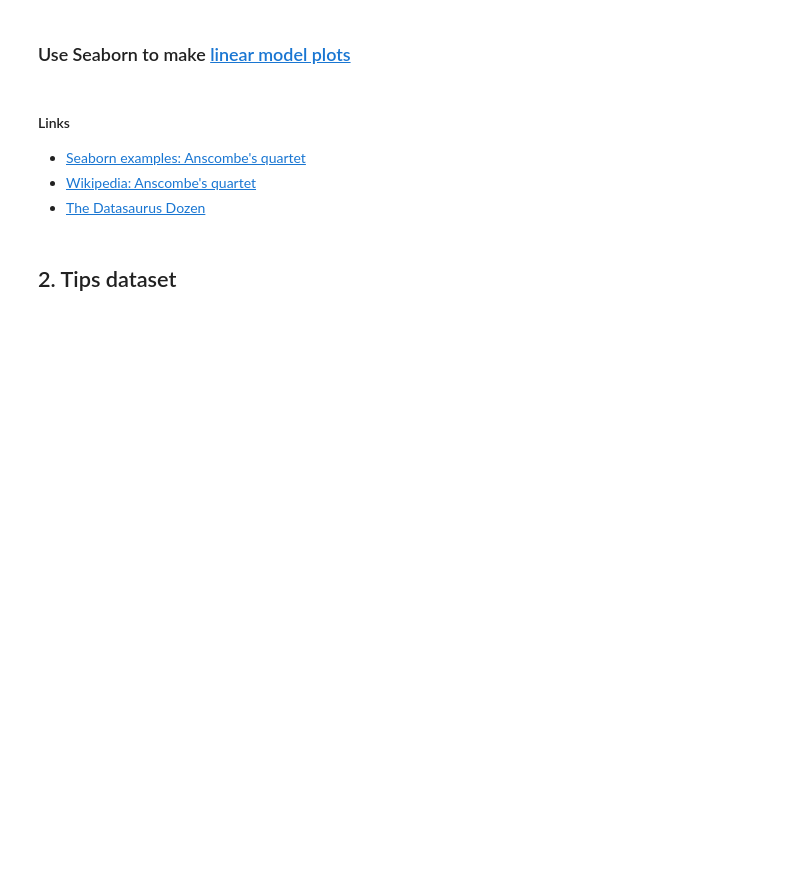
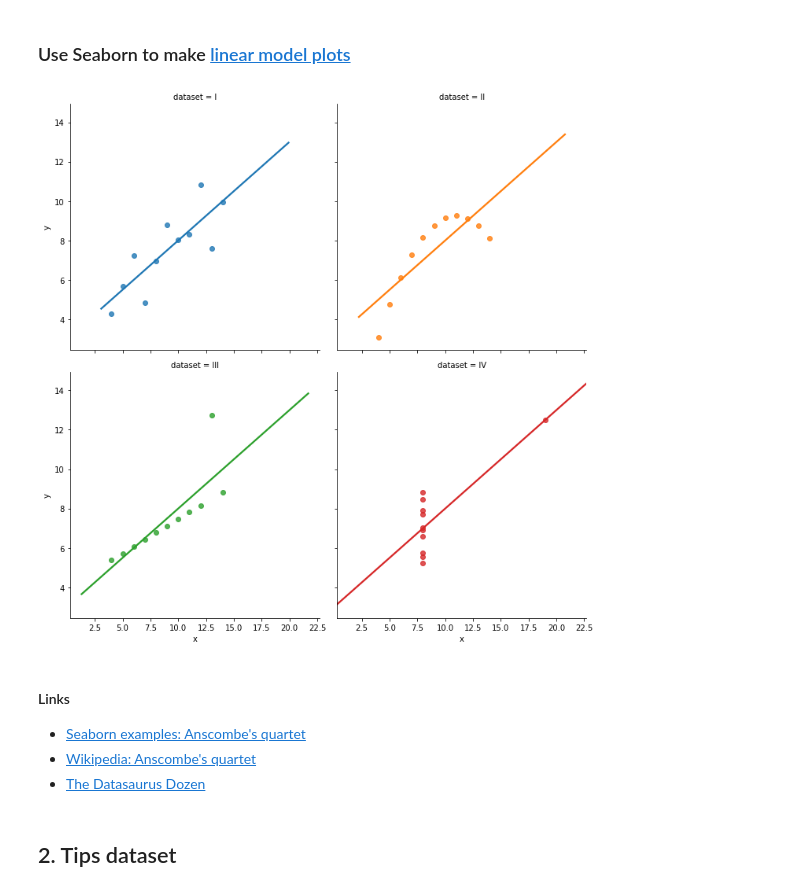
Before and after one commit to bloominstituteoftechnology/DS-Sprint-02-Storytelling-With-Data, a Jupyter notebook: module2-choose-appropriate-visualizations/LS_DS_122_Choose_appropriate_visualizations.ipynb, the cells around one changed output. Drawn from its saved outputs; the diff is of its cells as text; code cells hidden in the pictures; blank space fills up the shorter version.

```diff
--- a/module2-choose-appropriate-visualizations/LS_DS_122_Choose_appropriate_visualizations.ipynb
+++ b/module2-choose-appropriate-visualizations/LS_DS_122_Choose_appropriate_visualizations.ipynb
@@ -84,5 +203,9 @@ df = sns.load_dataset('anscombe')
 # %% [markdown]
 ### Use Seaborn to make [linear model plots](http://seaborn.pydata.org/generated/seaborn.lmplot.html)
+# %%
+sns.lmplot('x', 'y', col='dataset', hue='dataset', ci=None, col_wrap=2, data=df);
+# %% [output]
+[figure, added]
 # %% [markdown]
 #### Links
 - [Seaborn examples: Anscombe's quartet](http://seaborn.pydata.org/examples/anscombes_quartet.html)
```
Also changed, not shown: parts of 28 cells of this notebook, 1 other file.
